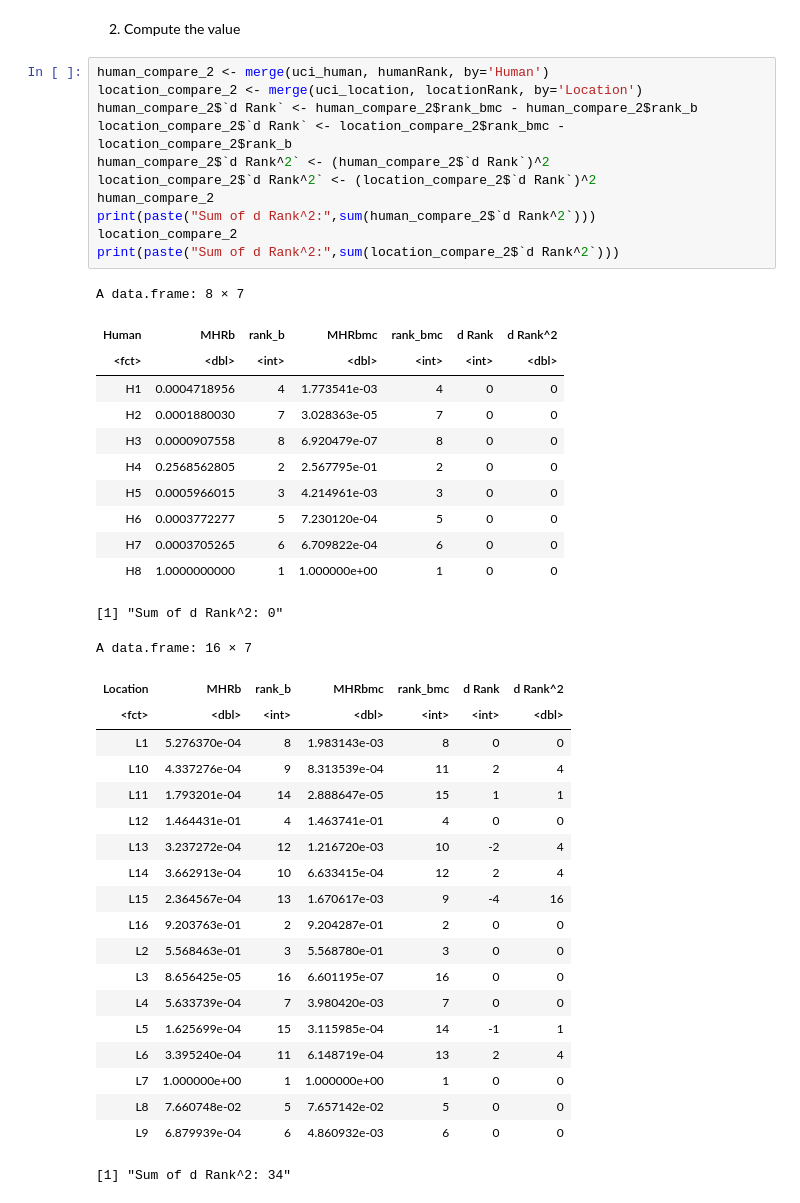
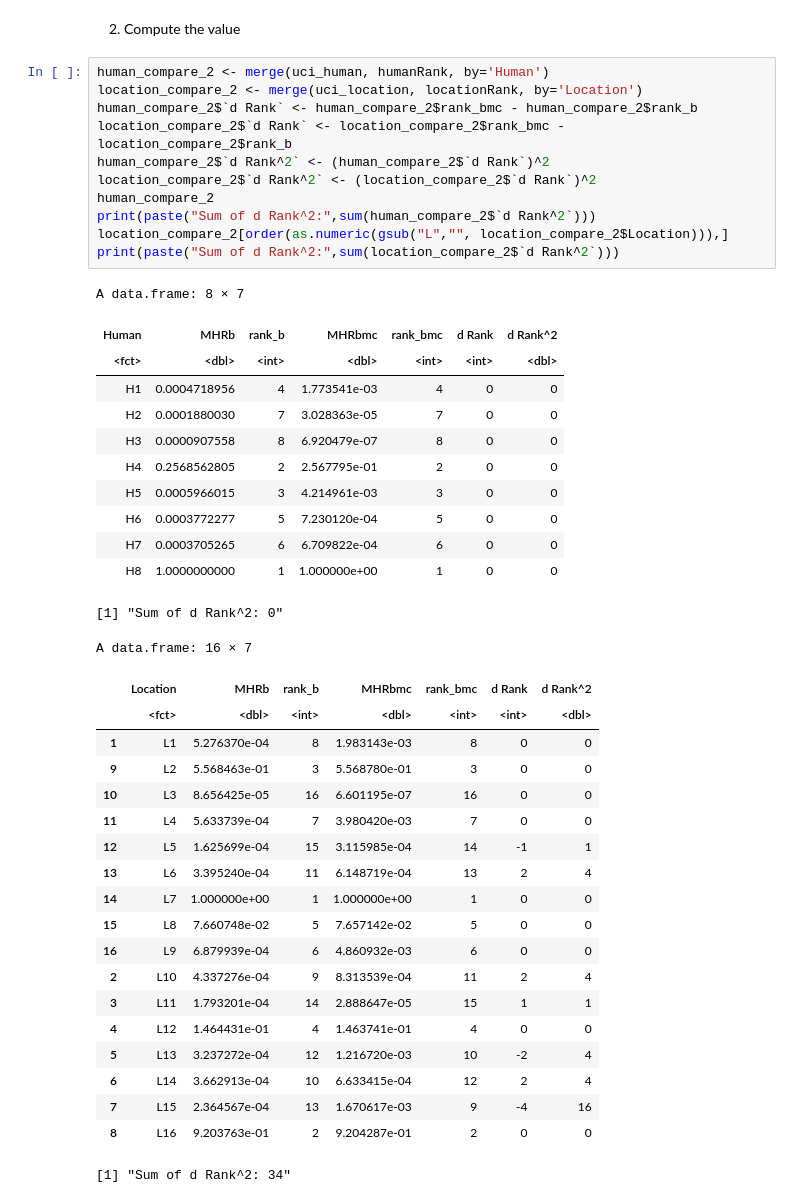
Before and after one commit to ludwigHoon/BPTNW, a Jupyter notebook: Bipartite Network Modelling for Measles Hotspot Detection.ipynb, the cells around one changed output. Saved outputs shown, nothing was run; the diff lists cells and outputs as text.

Commit message:
slight change to ordering

```diff
--- a/Bipartite Network Modelling for Measles Hotspot Detection.ipynb
+++ b/Bipartite Network Modelling for Measles Hotspot Detection.ipynb
@@ -1084,44 +1084,44 @@ A data.frame: 16 × 3
 # %%
 human_compare_2 <- merge(uci_human, humanRank, by='Human')
 location_compare_2 <- merge(uci_location, locationRank, by='Location')
 human_compare_2$`d Rank` <- human_compare_2$rank_bmc - human_compare_2$rank_b
 location_compare_2$`d Rank` <- location_compare_2$rank_bmc - location_compare_2$rank_b
 human_compare_2$`d Rank^2` <- (human_compare_2$`d Rank`)^2
 location_compare_2$`d Rank^2` <- (location_compare_2$`d Rank`)^2
 human_compare_2
 print(paste("Sum of d Rank^2:",sum(human_compare_2$`d Rank^2`)))
-location_compare_2
+location_compare_2[order(as.numeric(gsub("L","", location_compare_2$Location))),]
 print(paste("Sum of d Rank^2:",sum(location_compare_2$`d Rank^2`)))
 # %% [output]
 A data.frame: 8 × 7
 | Human | MHRb | rank_b | MHRbmc | rank_bmc | d Rank | d Rank^2 |
 | <fct> | <dbl> | <int> | <dbl> | <int> | <int> | <dbl> |
 | H1 | 0.0004718956 | 4 | 1.773541e-03 | 4 | 0 | 0 |
 | H2 | 0.0001880030 | 7 | 3.028363e-05 | 7 | 0 | 0 |
 | H3 | 0.0000907558 | 8 | 6.920479e-07 | 8 | 0 | 0 |
 | H4 | 0.2568562805 | 2 | 2.567795e-01 | 2 | 0 | 0 |
 | H5 | 0.0005966015 | 3 | 4.214961e-03 | 3 | 0 | 0 |
 | H6 | 0.0003772277 | 5 | 7.230120e-04 | 5 | 0 | 0 |
 | H7 | 0.0003705265 | 6 | 6.709822e-04 | 6 | 0 | 0 |
 | H8 | 1.0000000000 | 1 | 1.000000e+00 | 1 | 0 | 0 |
 [1] "Sum of d Rank^2: 0"
 A data.frame: 16 × 7
-| Location | MHRb | rank_b | MHRbmc | rank_bmc | d Rank | d Rank^2 |
-| <fct> | <dbl> | <int> | <dbl> | <int> | <int> | <dbl> |
-| L1 | 5.276370e-04 | 8 | 1.983143e-03 | 8 | 0 | 0 |
-| L10 | 4.337276e-04 | 9 | 8.313539e-04 | 11 | 2 | 4 |
-| L11 | 1.793201e-04 | 14 | 2.888647e-05 | 15 | 1 | 1 |
-| L12 | 1.464431e-01 | 4 | 1.463741e-01 | 4 | 0 | 0 |
-| L13 | 3.237272e-04 | 12 | 1.216720e-03 | 10 | -2 | 4 |
-| L14 | 3.662913e-04 | 10 | 6.633415e-04 | 12 | 2 | 4 |
-| L15 | 2.364567e-04 | 13 | 1.670617e-03 | 9 | -4 | 16 |
-| L16 | 9.203763e-01 | 2 | 9.204287e-01 | 2 | 0 | 0 |
-| L2 | 5.568463e-01 | 3 | 5.568780e-01 | 3 | 0 | 0 |
-| L3 | 8.656425e-05 | 16 | 6.601195e-07 | 16 | 0 | 0 |
-| L4 | 5.633739e-04 | 7 | 3.980420e-03 | 7 | 0 | 0 |
-| L5 | 1.625699e-04 | 15 | 3.115985e-04 | 14 | -1 | 1 |
-| L6 | 3.395240e-04 | 11 | 6.148719e-04 | 13 | 2 | 4 |
-| L7 | 1.000000e+00 | 1 | 1.000000e+00 | 1 | 0 | 0 |
-| L8 | 7.660748e-02 | 5 | 7.657142e-02 | 5 | 0 | 0 |
-| L9 | 6.879939e-04 | 6 | 4.860932e-03 | 6 | 0 | 0 |
+|  | Location | MHRb | rank_b | MHRbmc | rank_bmc | d Rank | d Rank^2 |
+|  | <fct> | <dbl> | <int> | <dbl> | <int> | <int> | <dbl> |
+| 1 | L1 | 5.276370e-04 | 8 | 1.983143e-03 | 8 | 0 | 0 |
+| 9 | L2 | 5.568463e-01 | 3 | 5.568780e-01 | 3 | 0 | 0 |
+| 10 | L3 | 8.656425e-05 | 16 | 6.601195e-07 | 16 | 0 | 0 |
+| 11 | L4 | 5.633739e-04 | 7 | 3.980420e-03 | 7 | 0 | 0 |
+| 12 | L5 | 1.625699e-04 | 15 | 3.115985e-04 | 14 | -1 | 1 |
+| 13 | L6 | 3.395240e-04 | 11 | 6.148719e-04 | 13 | 2 | 4 |
+| 14 | L7 | 1.000000e+00 | 1 | 1.000000e+00 | 1 | 0 | 0 |
+| 15 | L8 | 7.660748e-02 | 5 | 7.657142e-02 | 5 | 0 | 0 |
+| 16 | L9 | 6.879939e-04 | 6 | 4.860932e-03 | 6 | 0 | 0 |
+| 2 | L10 | 4.337276e-04 | 9 | 8.313539e-04 | 11 | 2 | 4 |
+| 3 | L11 | 1.793201e-04 | 14 | 2.888647e-05 | 15 | 1 | 1 |
+| 4 | L12 | 1.464431e-01 | 4 | 1.463741e-01 | 4 | 0 | 0 |
+| 5 | L13 | 3.237272e-04 | 12 | 1.216720e-03 | 10 | -2 | 4 |
+| 6 | L14 | 3.662913e-04 | 10 | 6.633415e-04 | 12 | 2 | 4 |
+| 7 | L15 | 2.364567e-04 | 13 | 1.670617e-03 | 9 | -4 | 16 |
+| 8 | L16 | 9.203763e-01 | 2 | 9.204287e-01 | 2 | 0 | 0 |
 [1] "Sum of d Rank^2: 34"
```
Also changed, not shown: parts of 2 cells of this notebook, 1 other file.
